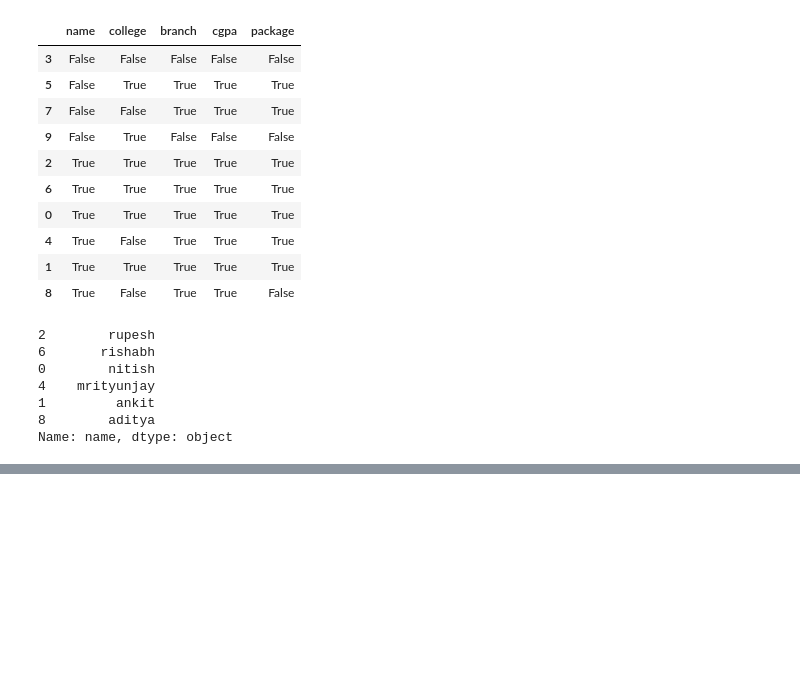
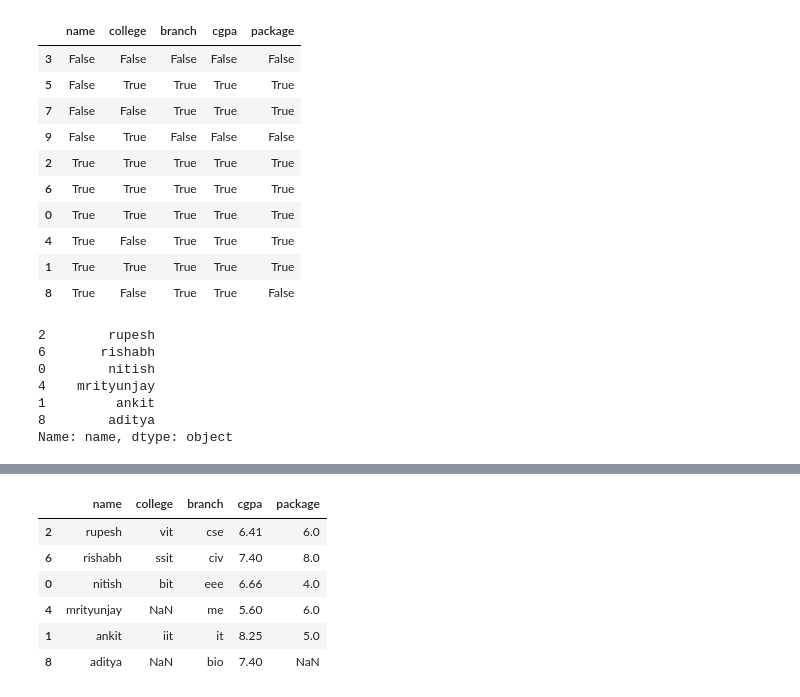
Before and after one commit to ShafaetUllah032/python_revisit, a Jupyter notebook: Pandas/pandas_dataframe.ipynb, the cells around one changed output, grey strips where cells are left out. Cells and saved outputs as stored; diff of their text form; code cells hidden in the pictures; blank space fills up the shorter version.

```diff
--- a/Pandas/pandas_dataframe.ipynb
+++ b/Pandas/pandas_dataframe.ipynb
@@ -1217,0 +1264,10 @@ Name: name, dtype: object
+# %%
+students.dropna(subset=['name'])
+# %% [output]
+|  | name | college | branch | cgpa | package |
+| 2 | rupesh | vit | cse | 6.41 | 6.0 |
+| 6 | rishabh | ssit | civ | 7.40 | 8.0 |
+| 0 | nitish | bit | eee | 6.66 | 4.0 |
+| 4 | mrityunjay | NaN | me | 5.60 | 6.0 |
+| 1 | ankit | iit | it | 8.25 | 5.0 |
+| 8 | aditya | NaN | bio | 7.40 | NaN |
```
Also changed, not shown: parts of 32 cells of this notebook.
